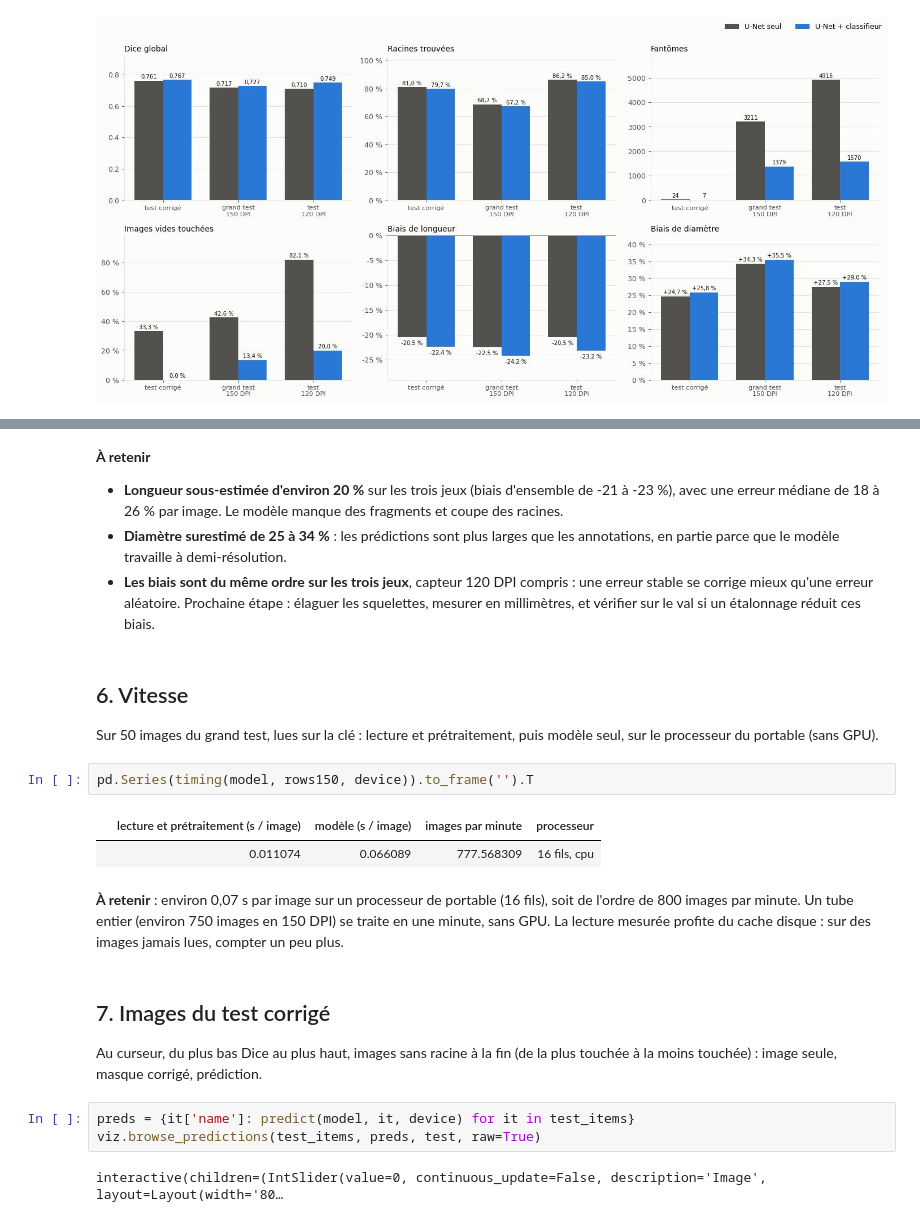
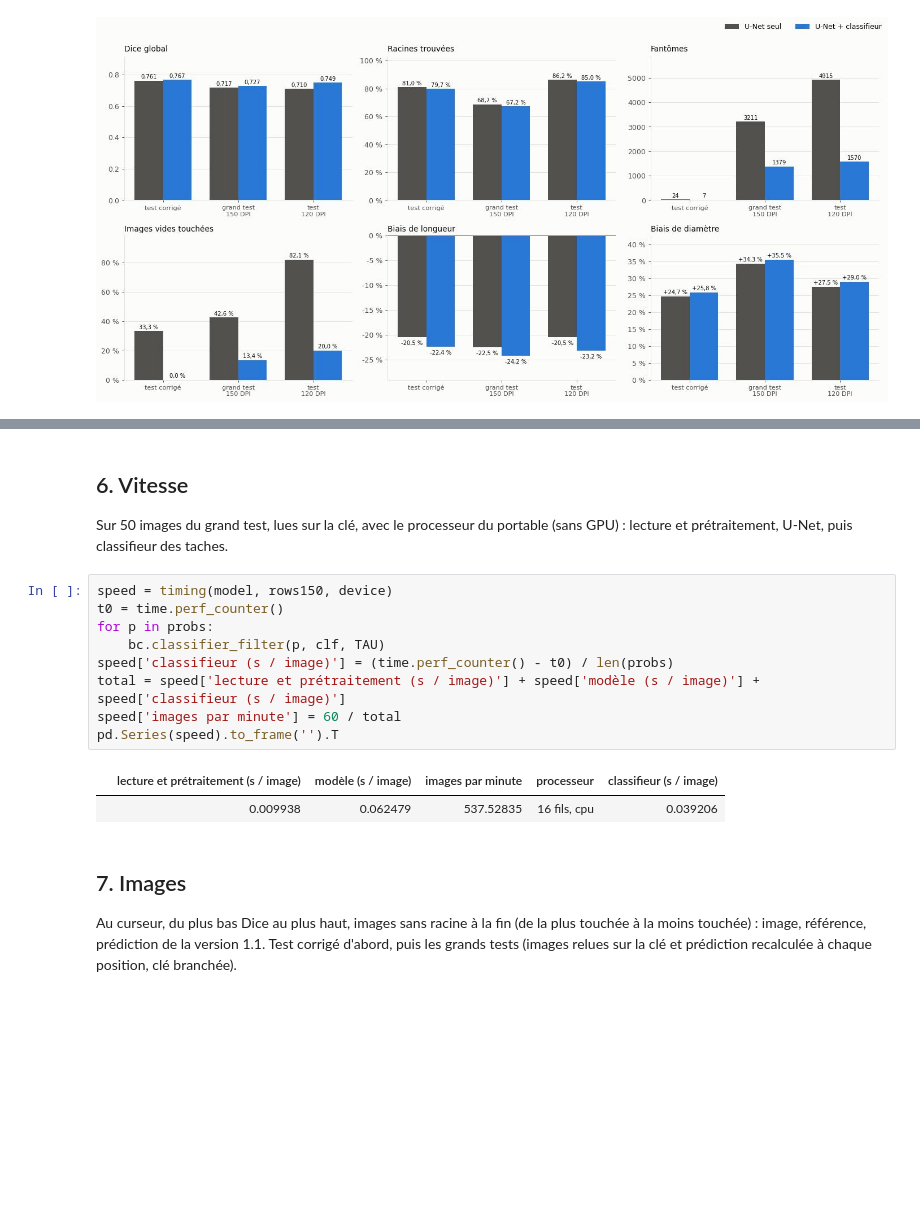
Before and after one commit to ffaramus/prmi-roots, a Jupyter notebook: notebooks/07_evaluation_test.ipynb, the cells around one changed output, grey strips where cells are left out. Drawn from its saved outputs; the diff is of its cells as text; blank space fills up the shorter version.

```diff
--- a/notebooks/07_evaluation_test.ipynb
+++ b/notebooks/07_evaluation_test.ipynb
@@ -138,25 +121,20 @@ pd.DataFrame({k: trait_scores(t) for k, t in tables.items()}).T.round(2)
-# %% [markdown]
-**À retenir**
-- **Longueur sous-estimée d'environ 20 %** sur les trois jeux (biais d'ensemble de -21 à -23 %), avec une erreur médiane de 18 à 26 % par image. Le modèle manque des fragments et coupe des racines.
-- **Diamètre surestimé de 25 à 34 %** : les prédictions sont plus larges que les annotations, en partie parce que le modèle travaille à demi-résolution.
-- **Les biais sont du même ordre sur les trois jeux**, capteur 120 DPI compris : une erreur stable se corrige mieux qu'une erreur aléatoire. Prochaine étape : élaguer les squelettes, mesurer en millimètres, et vérifier sur le val si un étalonnage réduit ces biais.
 # %% [markdown]
 ## 6. Vitesse
 
-Sur 50 images du grand test, lues sur la clé : lecture et prétraitement, puis modèle seul, sur le processeur du portable (sans GPU).
+Sur 50 images du grand test, lues sur la clé, avec le processeur du portable (sans GPU) : lecture et prétraitement, U-Net, puis classifieur des taches.
-# %%
-pd.Series(timing(model, rows150, device)).to_frame('').T
-# %% [output]
-|  | lecture et prétraitement (s / image) | modèle (s / image) | images par minute | processeur |
-|  | 0.011074 | 0.066089 | 777.568309 | 16 fils, cpu |
-# %% [markdown]
-**À retenir** : environ 0,07 s par image sur un processeur de portable (16 fils), soit de l'ordre de 800 images par minute. Un tube entier (environ 750 images en 150 DPI) se traite en une minute, sans GPU. La lecture mesurée profite du cache disque : sur des images jamais lues, compter un peu plus.
+# %%
+speed = timing(model, rows150, device)
+t0 = time.perf_counter()
+for p in probs:
+    bc.classifier_filter(p, clf, TAU)
+speed['classifieur (s / image)'] = (time.perf_counter() - t0) / len(probs)
+total = speed['lecture et prétraitement (s / image)'] + speed['modèle (s / image)'] + speed['classifieur (s / image)']
+speed['images par minute'] = 60 / total
+pd.Series(speed).to_frame('').T
+# %% [output]
+|  | lecture et prétraitement (s / image) | modèle (s / image) | images par minute | processeur | classifieur (s / image) |
+|  | 0.009938 | 0.062479 | 537.52835 | 16 fils, cpu | 0.039206 |
 # %% [markdown]
-## 7. Images du test corrigé
+## 7. Images
 
-Au curseur, du plus bas Dice au plus haut, images sans racine à la fin (de la plus touchée à la moins touchée) : image seule, masque corrigé, prédiction.
+Au curseur, du plus bas Dice au plus haut, images sans racine à la fin (de la plus touchée à la moins touchée) : image, référence, prédiction de la version 1.1. Test corrigé d'abord, puis les grands tests (images relues sur la clé et prédiction recalculée à chaque position, clé branchée).
-# %%
-preds = {it['name']: predict(model, it, device) for it in test_items}
-viz.browse_predictions(test_items, preds, test, raw=True)
-# %% [output]
-interactive(children=(IntSlider(value=0, continuous_update=False, description='Image', layout=Layout(width='80…
```
Also changed, not shown: parts of 26 cells of this notebook, 12 other files.
